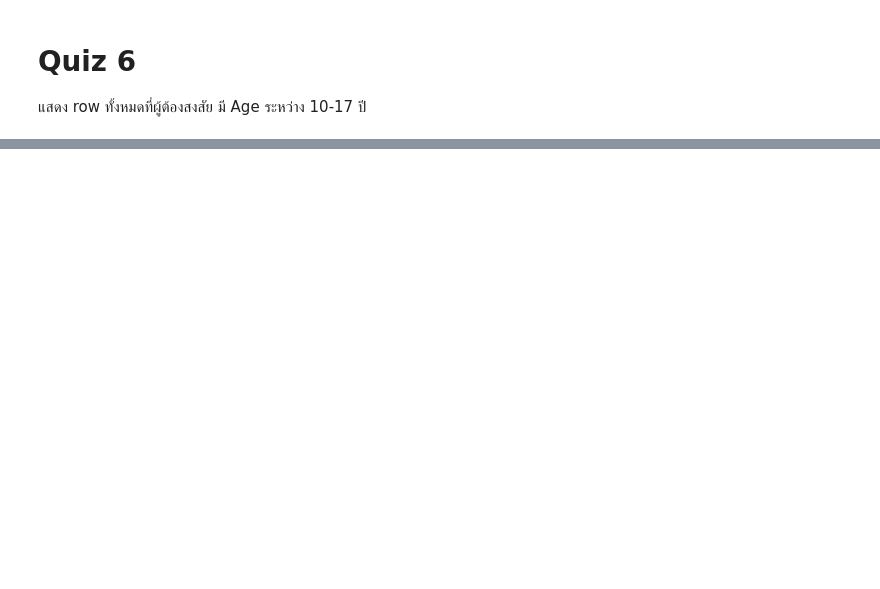
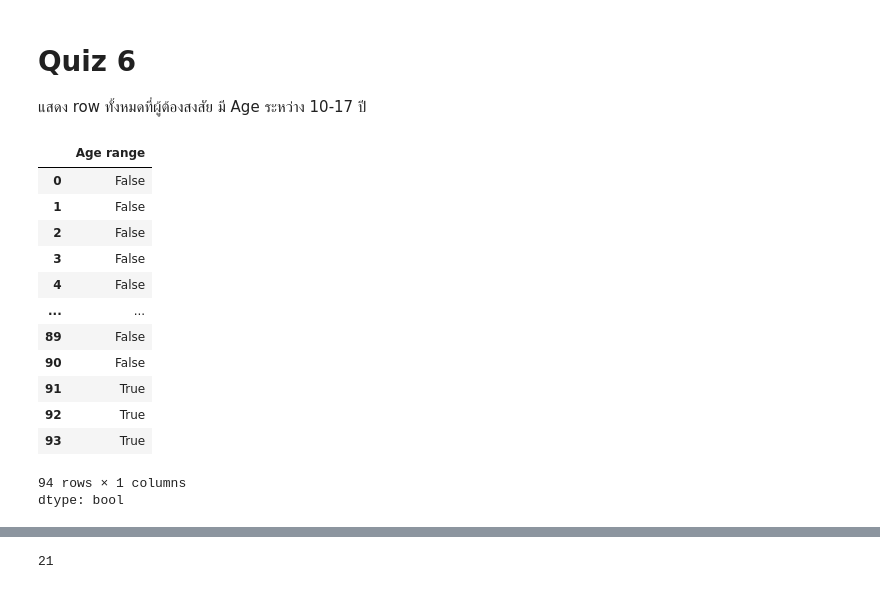
Before and after one commit to 16pynkn/MSC_DPDM_2025, a Jupyter notebook: Data101_(dpdm25).ipynb, the cells around one changed output, grey strips where cells are left out. Cells and saved outputs as stored; diff of their text form; code cells hidden in the pictures; blank space fills up the shorter version.

```diff
--- a/Data101_(dpdm25).ipynb
+++ b/Data101_(dpdm25).ipynb
@@ -337,6 +337,23 @@ SS_warwick[SS_warwick.isnull()['Officer-defined ethnicity']] #ค่าในOff
 # %% [markdown]
 # Quiz 6
 แสดง row ทั้งหมดที่ผู้ต้องสงสัย มี Age ระหว่าง 10-17 ปี
+# %%
+SS_warwick['Age range'] == '10-17'
+# %% [output]
+|  | Age range |
+| 0 | False |
+| 1 | False |
+| 2 | False |
+| 3 | False |
+| 4 | False |
+| ... | ... |
+| 89 | False |
+| 90 | False |
+| 91 | True |
+| 92 | True |
+| 93 | True |
+94 rows × 1 columns
+dtype: bool
 # %%
 SS_warwick[SS_warwick['Age range'] == '10-17']
 # %% [output]
@@ -357,3 +374,7 @@ SS_warwick[SS_warwick['Age range'] == '10-17']
 | 91 | Person search | 2025-01-31T14:12:00+00:00 | False | NaN | NaN | NaN | Female | 10-17 | ... |
 | 92 | Person search | 2025-01-31T14:25:00+00:00 | False | NaN | NaN | NaN | Male | 10-17 | ... |
 | 93 | Person search | 2025-01-31T14:28:00+00:00 | False | NaN | NaN | NaN | Male | 10-17 | ... |
+# %%
+len(SS_warwick[SS_warwick['Age range'] == '10-17'])
+# %% [output]
+21
```
Also changed, not shown: parts of 9 cells of this notebook.
